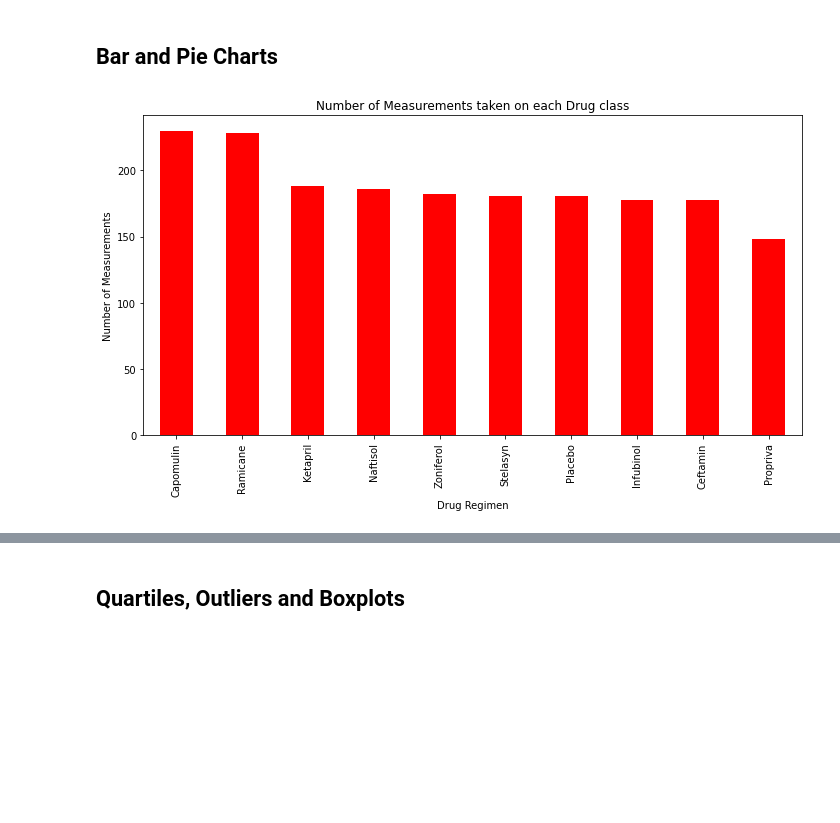
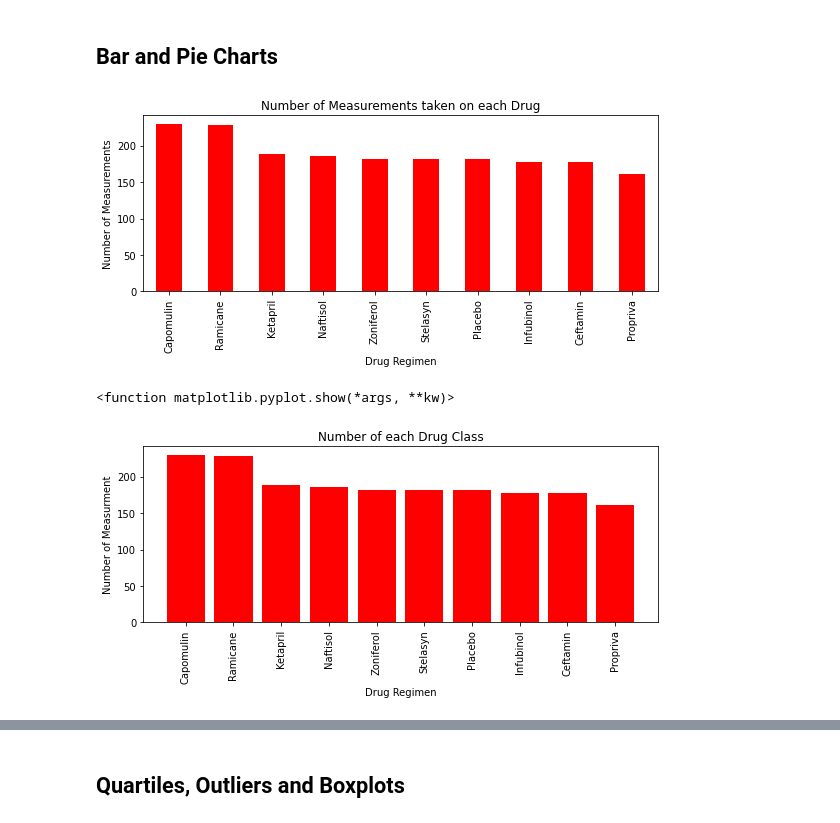
Before and after one commit to flbpilot/Matplotlib-Challenge, a Jupyter notebook: Pymaceuticals/pymaceuticals_starter.ipynb, the cells around one changed output, grey strips where cells are left out. Drawn from its saved outputs; the diff is of its cells as text; code cells hidden in the pictures; blank space fills up the shorter version.

```diff
--- a/Pymaceuticals/pymaceuticals_starter.ipynb
+++ b/Pymaceuticals/pymaceuticals_starter.ipynb
@@ -142,20 +142,17 @@ summary_tumor_aggregate
 ## Bar and Pie Charts
 # %%
 # Generate a bar plot showing the total number of measurements taken on each drug regimen using pandas.
-#find number of mice in each drug regimen
-group_drug = clean_results.groupby(['Drug Regimen'])
-count_pt = group_drug['Timepoint'].count()
-count_pt = count_pt.sort_values(ascending=False)
 
+measure_per_regimen = combined_df["Drug Regimen"].value_counts()
 #make a bar graph using pandas with labels
-ax = count_pt.plot(kind='bar', color='red', figsize= (10,6), title='Number of Measurements taken on each Drug class')
+axx = measure_per_regimen.plot(kind='bar', color='red', figsize= (8,4), title='Number of Measurements taken on each Drug')
 
 #set labels
-ax.set_xlabel('Drug Regimen')
-ax.set_ylabel('Number of Measurements')
+axx.set_xlabel('Drug Regimen')
+axx.set_ylabel('Number of Measurements')
 
 #display bar graph
 plt.tight_layout()
 plt.show()
 # %% [output]
-[figure, old version]
+[figure, new version]
@@ -163,0 +159,25 @@ plt.show()
+# %%
+# Generate a bar plot showing the total number of measurements taken on each drug regimen using pyplot.
+
+#x & y Axis
+y_axis = measure_per_regimen.values
+x_axis = measure_per_regimen.index
+
+#grapth image size
+plt.figure(figsize=(8,4))
+
+#plot format
+plt.bar(x_axis, y_axis, color="red", align="center")
+plt.xticks(rotation="vertical")
+
+#plot labels
+plt.title("Number of each Drug Class")
+plt.ylabel("Number of Measurment")
+plt.xlabel("Drug Regimen")
+
+#print plot
+plt.tight_layout()
+plt.show
+# %% [output]
+<function matplotlib.pyplot.show(*args, **kw)>
+[figure, added]
```
Also changed, not shown: parts of 4 cells of this notebook, 1 other file.
